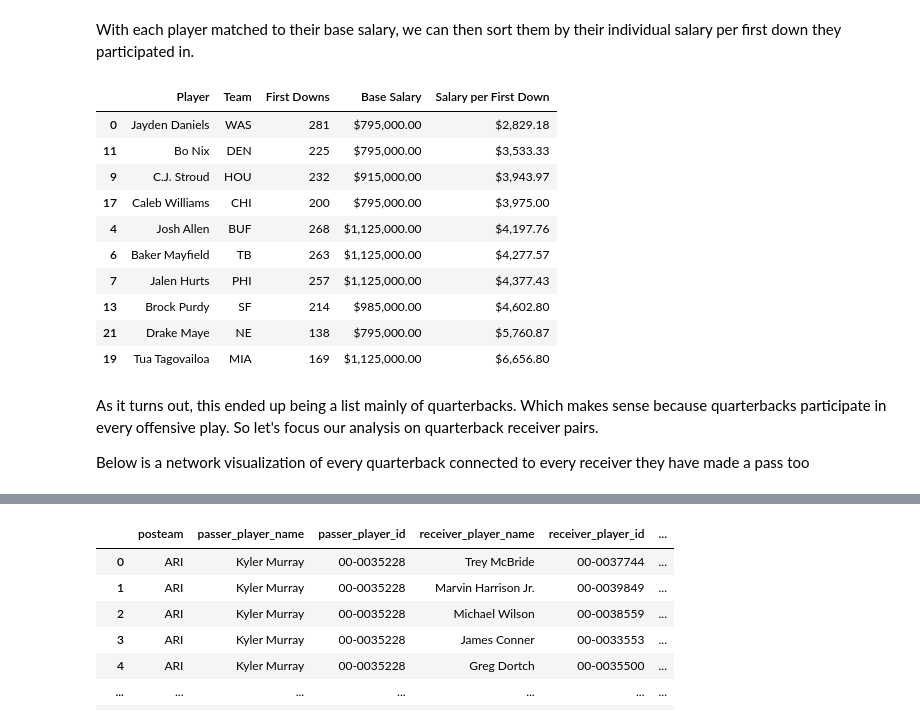
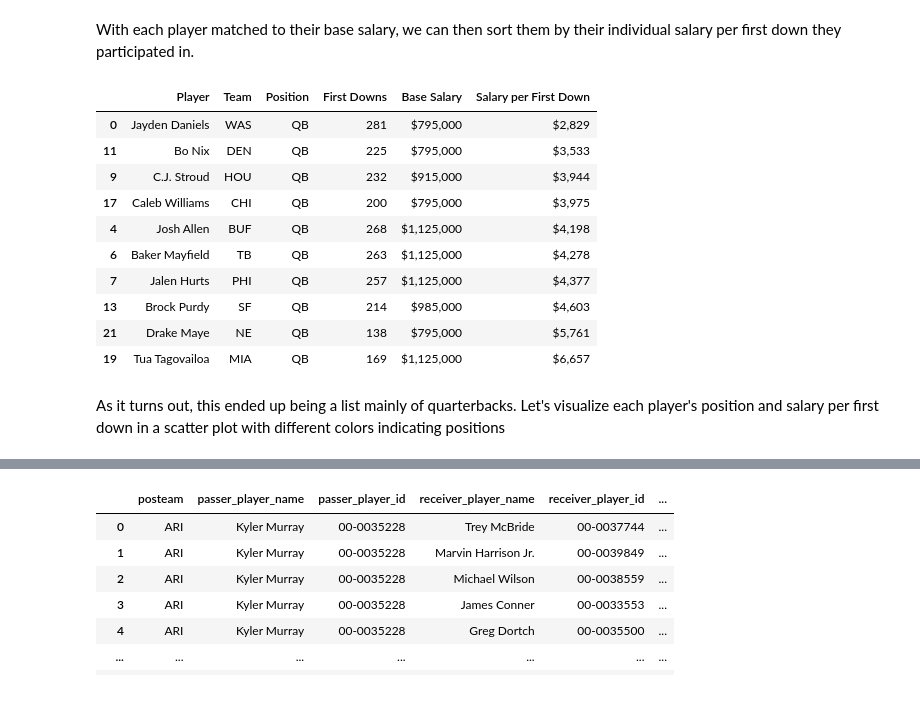
Before and after one commit to azcao95/group-25-mads-milestone-1, a Jupyter notebook: first_down.ipynb, the cells around one changed output, grey strips where cells are left out. Drawn from its saved outputs; the diff is of its cells as text; code cells hidden in the pictures.

```diff
--- a/first_down.ipynb
+++ b/first_down.ipynb
@@ -502,16 +540,16 @@ We'll now see which players were in most first downs plays in 2024. There's no s
 # %%
 def get_player_info(player_id, column_name):
-    """
-    Get the player's name from the roster data using player_id.
-    If player_id is not found, return 'Unknown Player'.
-    """
     player_row = roster_data[roster_data['player_id'] == player_id]
     if not player_row.empty:
         return player_row[column_name].values[0]
     else:
         return 'Unknown Player'
 
+def get_player_name(player_id):
+    return get_player_info(player_id, 'player_name')
 
+def get_player_position(player_id):
+    return get_player_info(player_id, 'position')
 
 # Define possible player columns for first down plays
 possible_player_cols = [
@@ -521,15 +559,17 @@ possible_player_cols = [
 ]
 
 # Make sure we only use existing columns
-existing_player_cols = [col for col in possible_player_cols if col in first_down_plays.columns]
+existing_player_cols = [
+    col for col in possible_player_cols if col in first_down_plays.columns
+    ]
 
 # Collect all player info using the id columns
 player_info = []
 
 for id_col in existing_player_cols:
     temp_df = first_down_plays[[id_col, 'posteam']].dropna()
-    temp_df["player_name"] = temp_df[id_col].apply(lambda x: get_player_info(x, 'player_name'))
-    temp_df["player_position"] = temp_df[id_col].apply(lambda x: get_player_info(x, 'position'))
+    temp_df["player_name"] = temp_df[id_col].apply(get_player_name)
+    temp_df["player_position"] = temp_df[id_col].apply(get_player_position)
     temp_df["player_id"] = temp_df[id_col]
 
     player_info.append(temp_df)
@@ -546,7 +586,9 @@ player_team_counts = all_player_teams.value_counts().reset_index()
 player_team_counts.columns = ['Player', 'Team', 'player_id', 'First_Down_Count']
 
 # Sort and show top results
-player_team_counts = player_team_counts.sort_values(by='First_Down_Count', ascending=False).reset_index(drop=True)
+player_team_counts = player_team_counts.sort_values(
+    by='First_Down_Count', ascending=False
+    ).reset_index(drop=True)
 
 # Show top 20
 player_team_counts.head(20)
@@ -600,42 +642,41 @@ With each player matched to their base salary, we can then sort them by their in
 # %%
 # Convert base_salary to numeric, handling any potential issues with conversion
 merged_df['base_salary'] = merged_df['base_salary'].astype(float)
 
 # Compute salary per first down
 merged_df['salary_per_first_down'] = merged_df['base_salary'] / merged_df['First_Down_Count']
 
 # Clean final output
-final_df = merged_df[['Player', 'team',  'First_Down_Count', 'base_salary', 'salary_per_first_down']]
+final_df = merged_df[['Player', 'team', 'position',  'First_Down_Count', 'base_salary', 'salary_per_first_down']]
 
 # Remove duplicates: if player matched multiple teams, keep the one with most first downs
 final_df = final_df.sort_values(['Player', 'First_Down_Count'], ascending=[True, False]).drop_duplicates('Player')
 
 # Sort by salary efficiency
 final_df = final_df.sort_values('salary_per_first_down', ascending=True)
 
+display_df = final_df.copy()
+
 # Format salary columns
-final_df['base_salary'] = final_df['base_salary'].apply(lambda x: f"${x:,.2f}")
-final_df['salary_per_first_down'] = final_df['salary_per_first_down'].apply(lambda x: f"${x:,.2f}")
+display_df['base_salary'] = display_df['base_salary'].apply(format_salary)
+display_df['salary_per_first_down'] = display_df['salary_per_first_down'].apply(format_salary)
 
-display_df = final_df.copy()
 # Rename columns for clarity
-display_df.columns = ['Player', 'Team', 'First Downs', 'Base Salary', 'Salary per First Down']
+display_df.columns = ['Player',  'Team', 'Position', 'First Downs', 'Base Salary', 'Salary per First Down']
 
 # Display
 display_df.head(10)
 # %% [output]
-|  | Player | Team | First Downs | Base Salary | Salary per First Down |
-| 0 | Jayden Daniels | WAS | 281 | $795,000.00 | $2,829.18 |
-| 11 | Bo Nix | DEN | 225 | $795,000.00 | $3,533.33 |
-| 9 | C.J. Stroud | HOU | 232 | $915,000.00 | $3,943.97 |
-| 17 | Caleb Williams | CHI | 200 | $795,000.00 | $3,975.00 |
-| 4 | Josh Allen | BUF | 268 | $1,125,000.00 | $4,197.76 |
-| 6 | Baker Mayfield | TB | 263 | $1,125,000.00 | $4,277.57 |
-| 7 | Jalen Hurts | PHI | 257 | $1,125,000.00 | $4,377.43 |
-| 13 | Brock Purdy | SF | 214 | $985,000.00 | $4,602.80 |
-| 21 | Drake Maye | NE | 138 | $795,000.00 | $5,760.87 |
-| 19 | Tua Tagovailoa | MIA | 169 | $1,125,000.00 | $6,656.80 |
+|  | Player | Team | Position | First Downs | Base Salary | Salary per First Down |
+| 0 | Jayden Daniels | WAS | QB | 281 | $795,000 | $2,829 |
+| 11 | Bo Nix | DEN | QB | 225 | $795,000 | $3,533 |
+| 9 | C.J. Stroud | HOU | QB | 232 | $915,000 | $3,944 |
+| 17 | Caleb Williams | CHI | QB | 200 | $795,000 | $3,975 |
+| 4 | Josh Allen | BUF | QB | 268 | $1,125,000 | $4,198 |
+| 6 | Baker Mayfield | TB | QB | 263 | $1,125,000 | $4,278 |
+| 7 | Jalen Hurts | PHI | QB | 257 | $1,125,000 | $4,377 |
+| 13 | Brock Purdy | SF | QB | 214 | $985,000 | $4,603 |
+| 21 | Drake Maye | NE | QB | 138 | $795,000 | $5,761 |
+| 19 | Tua Tagovailoa | MIA | QB | 169 | $1,125,000 | $6,657 |
-# %% [markdown]
-As it turns out, this ended up being a list mainly of quarterbacks. Which makes sense because quarterbacks participate in every offensive play. So let's focus our analysis on quarterback receiver pairs.
-
-Below is a network visualization of every quarterback connected to every receiver they have made a pass too
+# %% [markdown]
+As it turns out, this ended up being a list mainly of quarterbacks. Let's visualize each player's position and salary per first down in a scatter plot with different colors indicating positions
```
Also changed, not shown: parts of 23 cells of this notebook, 5 other files.
